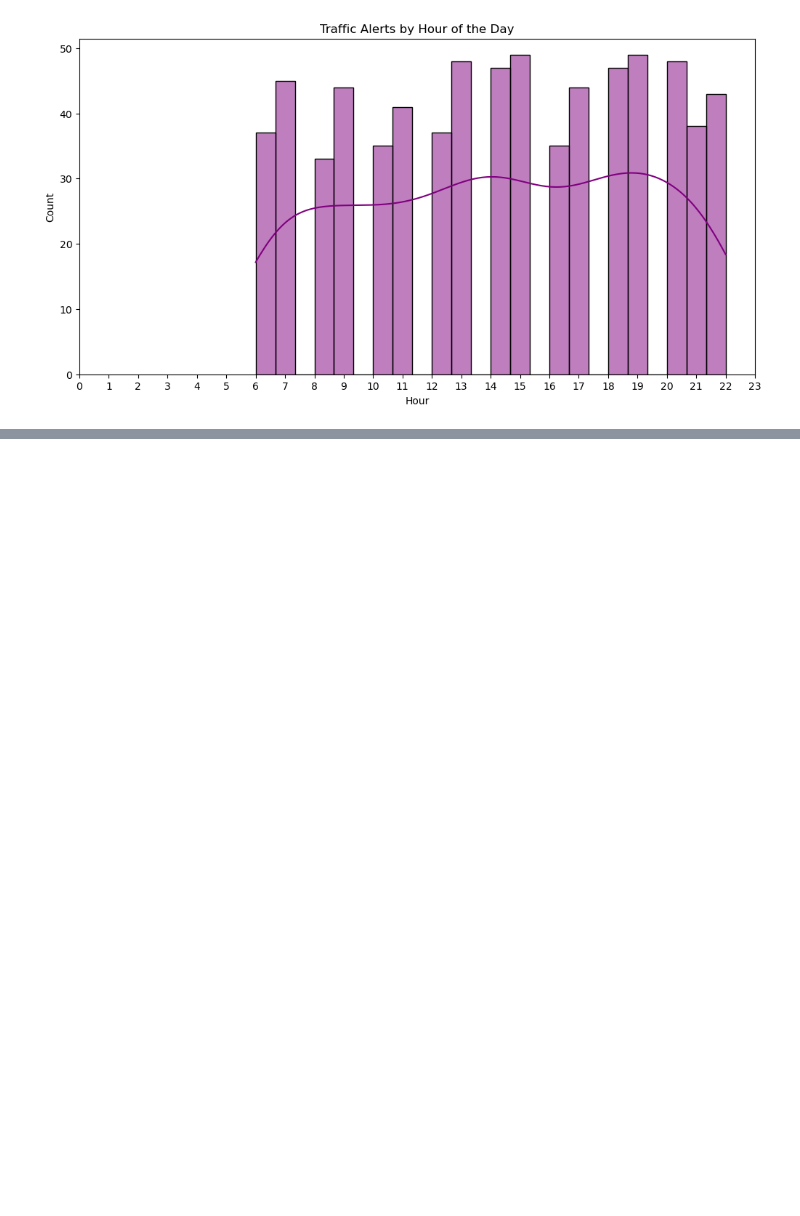
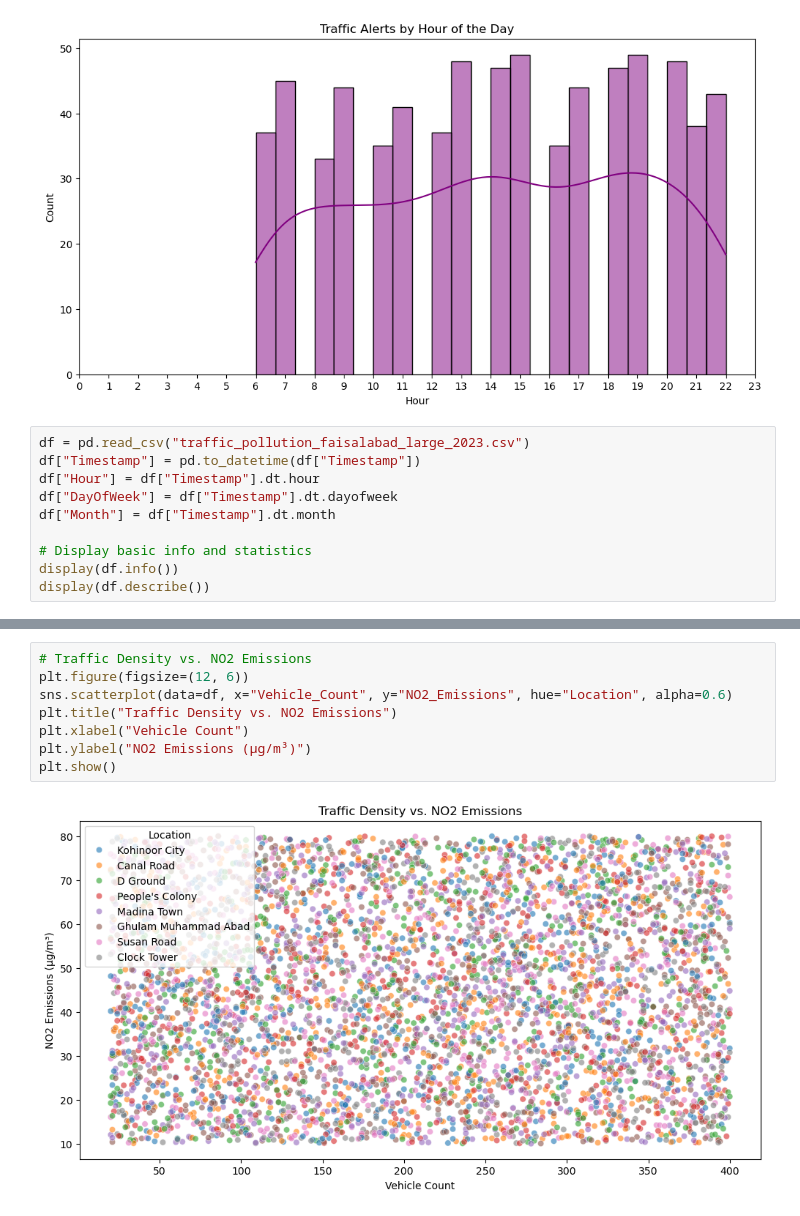
Before and after one commit to MaryamTariq-1/AtmosMonitor, a Jupyter notebook: backend/predictionModel/Traffic Prediction Model.ipynb, the cells around one changed output, grey strips where cells are left out. Drawn from its saved outputs; the diff is of its cells as text; blank space fills up the shorter version.

Commit message:
Performing EDA on Traffic Dataset

```diff
--- a/backend/predictionModel/Traffic Prediction Model.ipynb
+++ b/backend/predictionModel/Traffic Prediction Model.ipynb
@@ -149,3 +149,13 @@ plt.xticks(range(0, 24))
 plt.show()
 # %% [output]
 [figure]
+# %%
+df = pd.read_csv("traffic_pollution_faisalabad_large_2023.csv")
+df["Timestamp"] = pd.to_datetime(df["Timestamp"])
+df["Hour"] = df["Timestamp"].dt.hour
+df["DayOfWeek"] = df["Timestamp"].dt.dayofweek
+df["Month"] = df["Timestamp"].dt.month
+
+# Display basic info and statistics
+display(df.info())
+display(df.describe())
@@ -151,0 +193,10 @@ plt.show()
+# %%
+# Traffic Density vs. NO2 Emissions
+plt.figure(figsize=(12, 6))
+sns.scatterplot(data=df, x="Vehicle_Count", y="NO2_Emissions", hue="Location", alpha=0.6)
+plt.title("Traffic Density vs. NO2 Emissions")
+plt.xlabel("Vehicle Count")
+plt.ylabel("NO2 Emissions (µg/m³)")
+plt.show()
+# %% [output]
+[figure, added]
```
Also changed, not shown: parts of 7 cells of this notebook.
